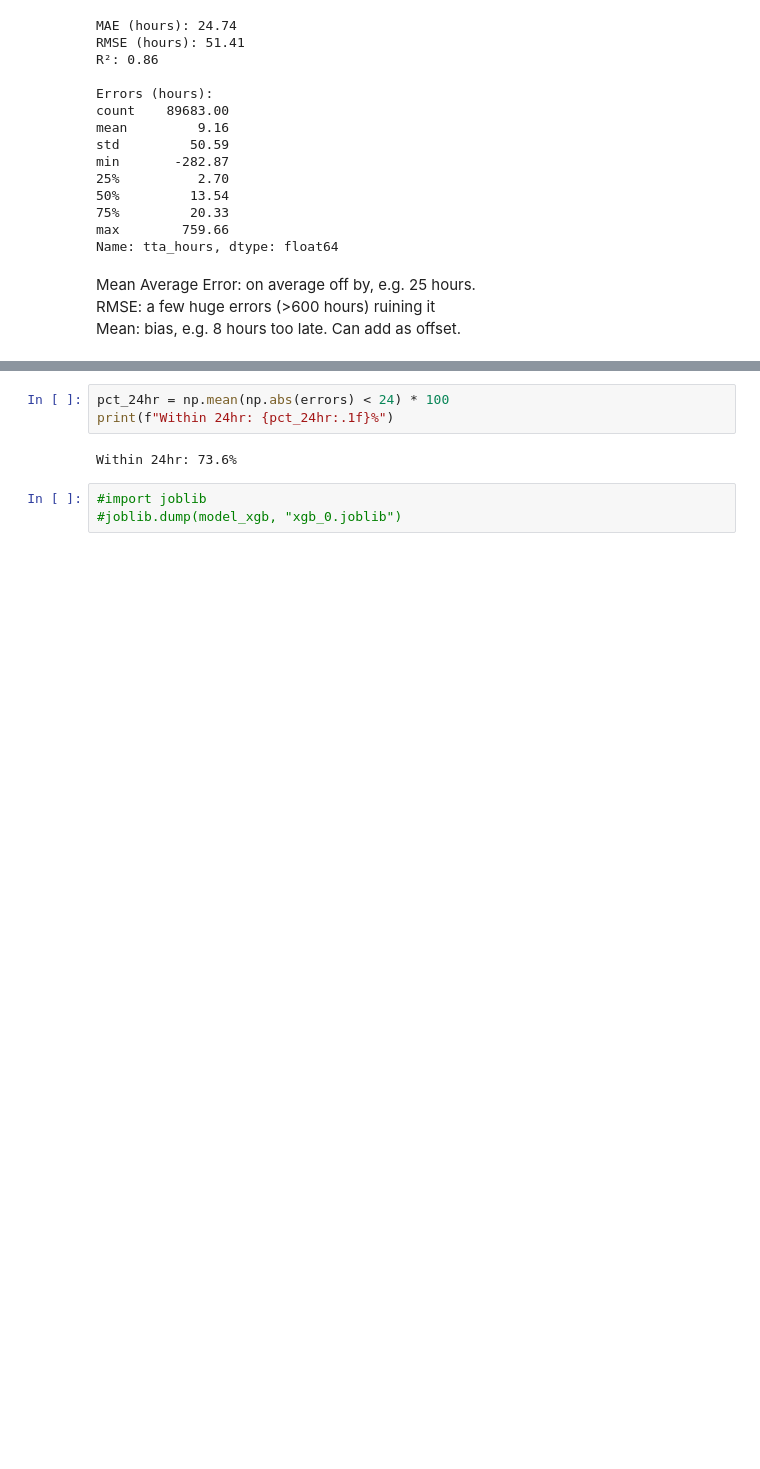
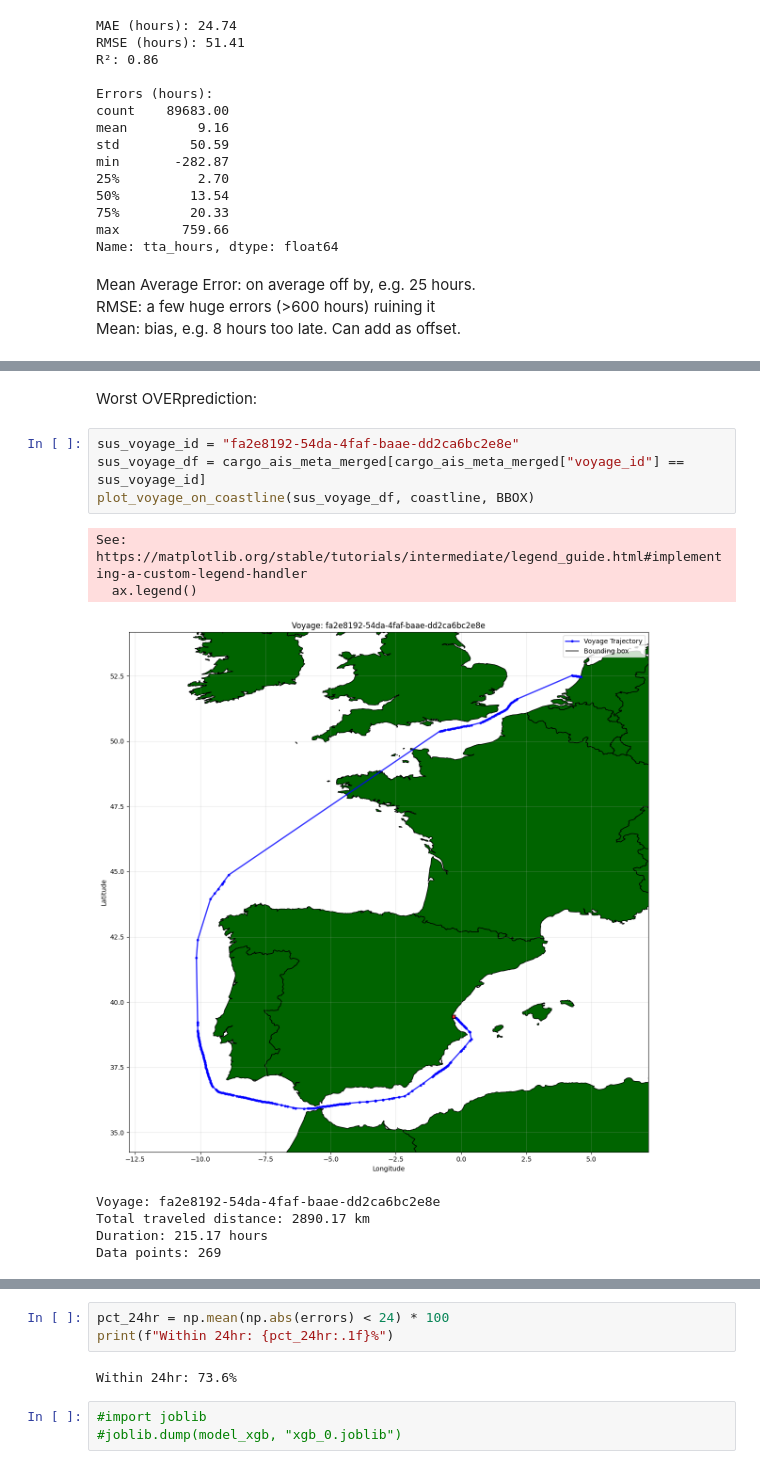
Before and after one commit to Magnuswlange/port_congestion_proj_ml, a Jupyter notebook: feature_selection.ipynb, the cells around one changed output, grey strips where cells are left out. Saved outputs shown, nothing was run; the diff lists cells and outputs as text; blank space fills up the shorter version.

```diff
--- a/feature_selection.ipynb
+++ b/feature_selection.ipynb
@@ -1297,0 +1283,14 @@ Mean Average Error: on average off by, e.g. 25 hours.
+# %% [markdown]
+Worst OVERprediction:
+# %%
+sus_voyage_id = "fa2e8192-54da-4faf-baae-dd2ca6bc2e8e"
+sus_voyage_df = cargo_ais_meta_merged[cargo_ais_meta_merged["voyage_id"] == sus_voyage_id]
+plot_voyage_on_coastline(sus_voyage_df, coastline, BBOX)
+# %% [output]
+See: https://matplotlib.org/stable/tutorials/intermediate/legend_guide.html#implementing-a-custom-legend-handler
+  ax.legend()
+[figure, added]
+Voyage: fa2e8192-54da-4faf-baae-dd2ca6bc2e8e
+Total traveled distance: 2890.17 km
+Duration: 215.17 hours
+Data points: 269
```
Also changed, not shown: parts of 20 cells of this notebook.
